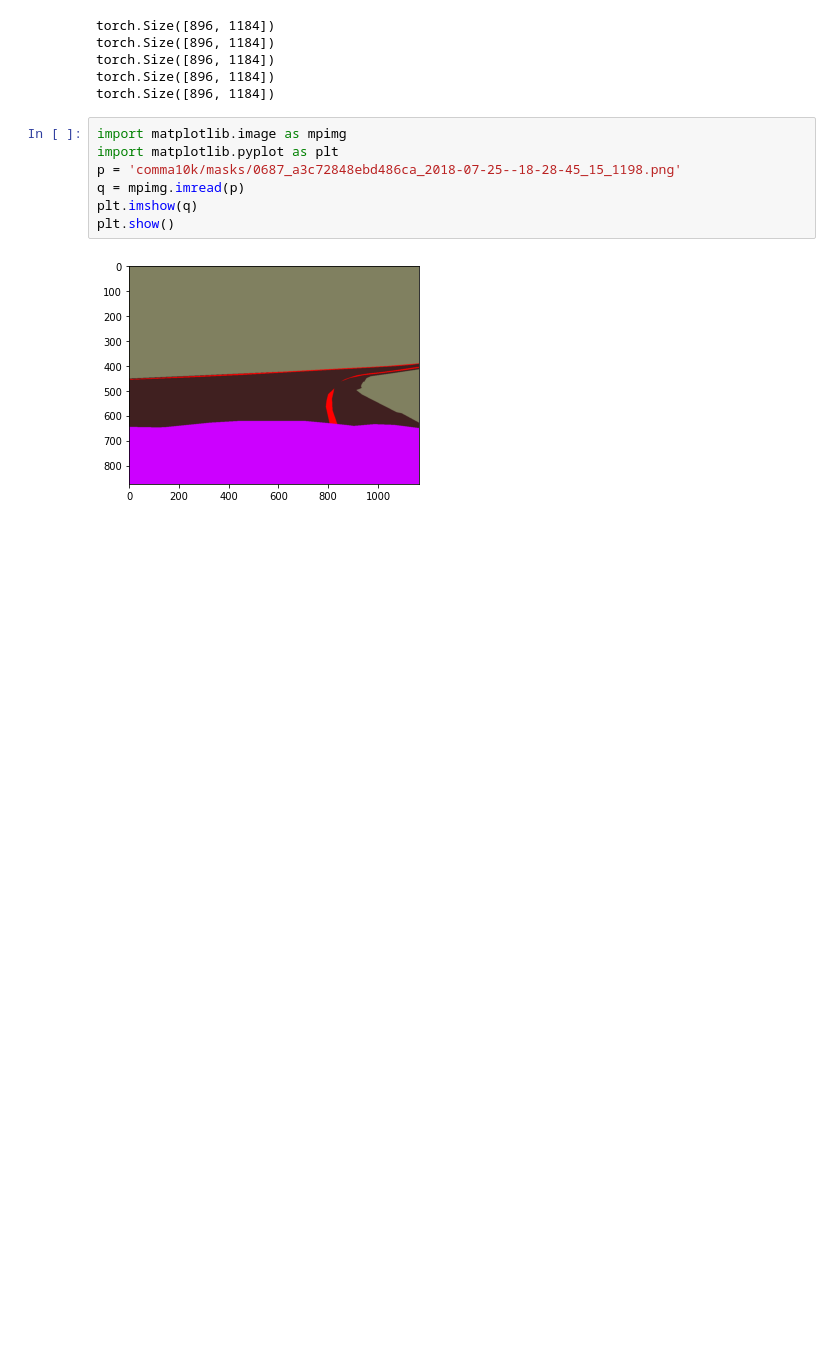
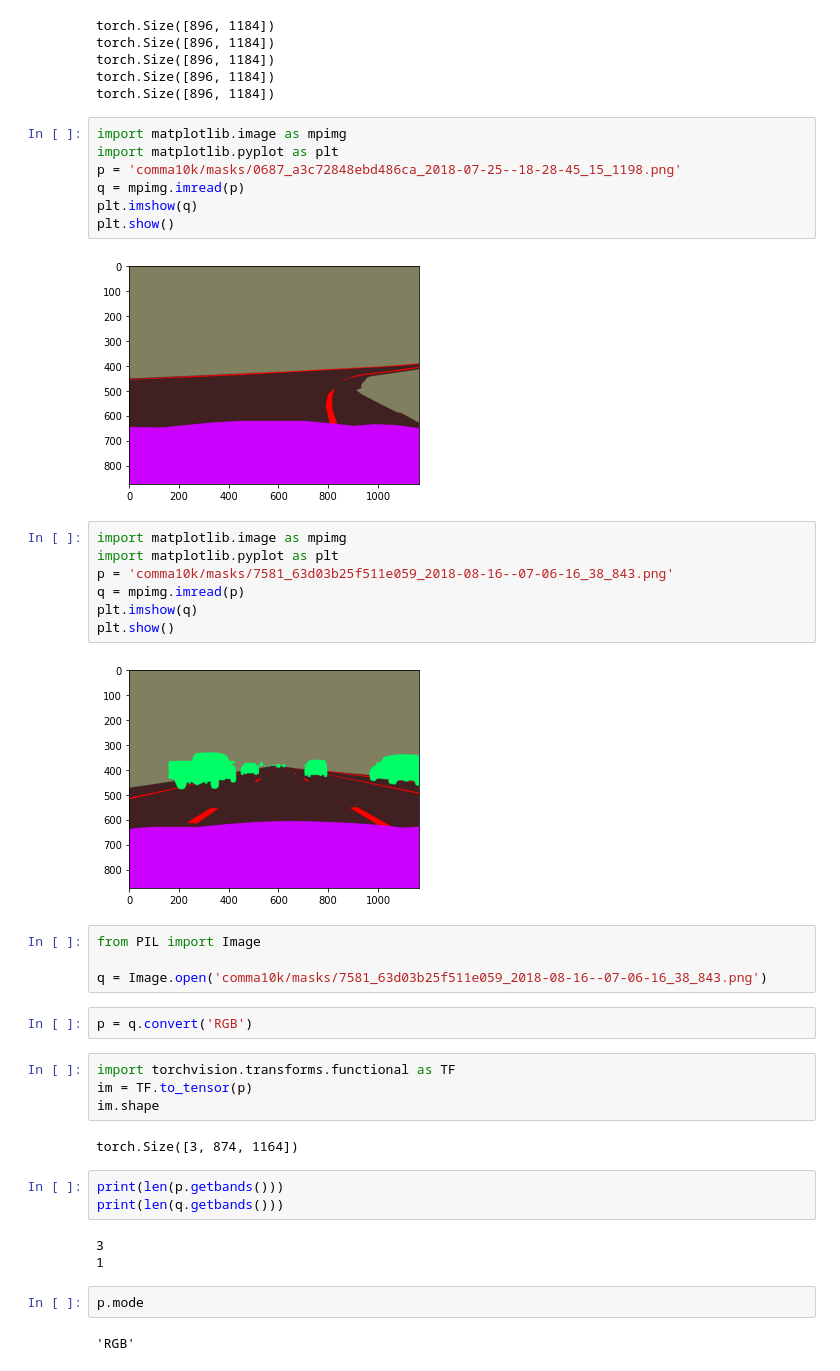
Before and after one commit to polysean/firstseg, a Jupyter notebook: testing.ipynb, the cells around one changed output. Saved outputs shown, nothing was run; the diff lists cells and outputs as text; blank space fills up the shorter version.

```diff
--- a/testing.ipynb
+++ b/testing.ipynb
@@ -328,3 +328,34 @@ plt.imshow(q)
 plt.show()
 # %% [output]
 [figure]
+# %%
+import matplotlib.image as mpimg
+import matplotlib.pyplot as plt
+p = 'comma10k/masks/7581_63d03b25f511e059_2018-08-16--07-06-16_38_843.png'
+q = mpimg.imread(p)
+plt.imshow(q)
+plt.show()
+# %% [output]
+[figure, added]
+# %%
+from PIL import Image
+
+q = Image.open('comma10k/masks/7581_63d03b25f511e059_2018-08-16--07-06-16_38_843.png')
+# %%
+p = q.convert('RGB')
+# %%
+import torchvision.transforms.functional as TF
+im = TF.to_tensor(p)
+im.shape
+# %% [output]
+torch.Size([3, 874, 1164])
+# %%
+print(len(p.getbands()))
+print(len(q.getbands()))
+# %% [output]
+3
+1
+# %%
+p.mode
+# %% [output]
+'RGB'
```
Also changed, not shown: 2 other files.
